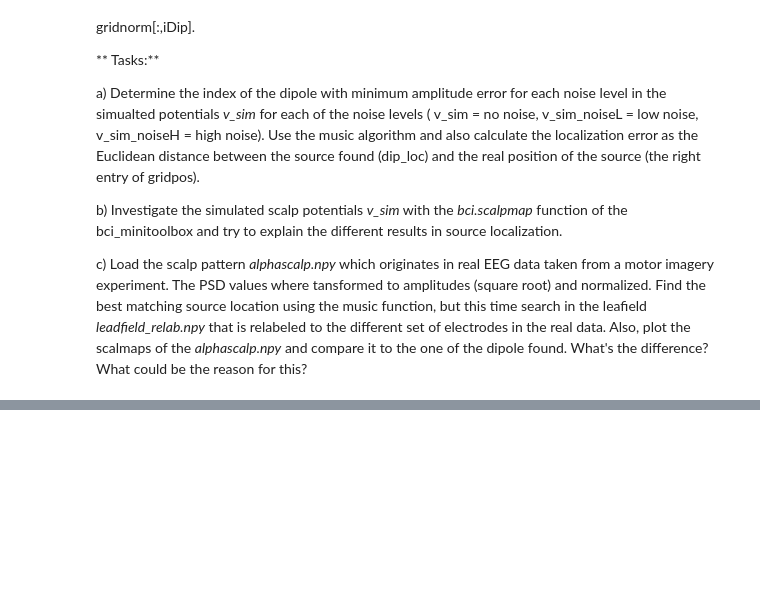
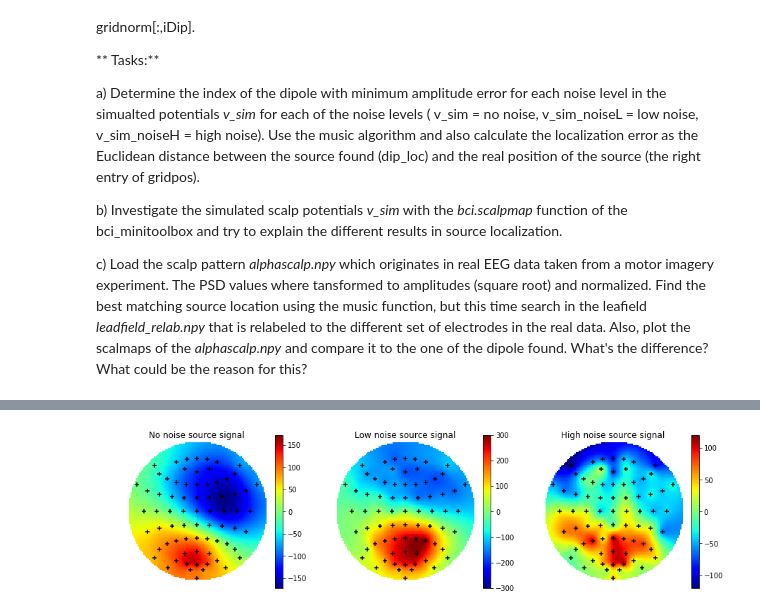
Before and after one commit to Klavaro/mlpy, a Jupyter notebook: Exercise5.ipynb, the cells around one changed output, grey strips where cells are left out. Saved outputs shown, nothing was run; the diff lists cells and outputs as text; code cells hidden in the pictures; blank space fills up the shorter version.

```diff
--- a/Exercise5.ipynb
+++ b/Exercise5.ipynb
@@ -142,4 +208,5 @@ gridpos=np.load('gridpos.npy')
 gridnorms=np.load('gridnorms.npy')
 v_sim_noiseL=np.load('alphascalphighSNR.npy')
 v_sim_noiseH=np.load('alphascalplowSNR.npy')
+mnt = np.load("mnt.npy")
 # %%
@@ -147,0 +217,4 @@ alphascalp=np.load('alphascalp.npy')
+# %%
+v_sim = np.expand_dims(L[:,iDip,:].dot(gridnorms[:,iDip]).T , 1)
+
+s, vmax, imax, dip_mom, dip_loc = music(v_sim, L, gridpos)
@@ -147,0 +250,16 @@ alphascalp=np.load('alphascalp.npy')
+# %%
+plt.figure(figsize= (15,8))
+
+plt.subplot(131)
+plt.title("No noise source signal")
+bci.scalpmap(mnt,v_sim, clim="sym")
+
+plt.subplot(132)
+plt.title("Low noise source signal")
+bci.scalpmap(mnt,v_sim_noiseL, clim="sym" )
+
+plt.subplot(133)
+plt.title("High noise source signal")
+bci.scalpmap(mnt,v_sim_noiseH, clim="sym")
+# %% [output]
+[figure, added]
```
Also changed, not shown: parts of 14 cells of this notebook.
